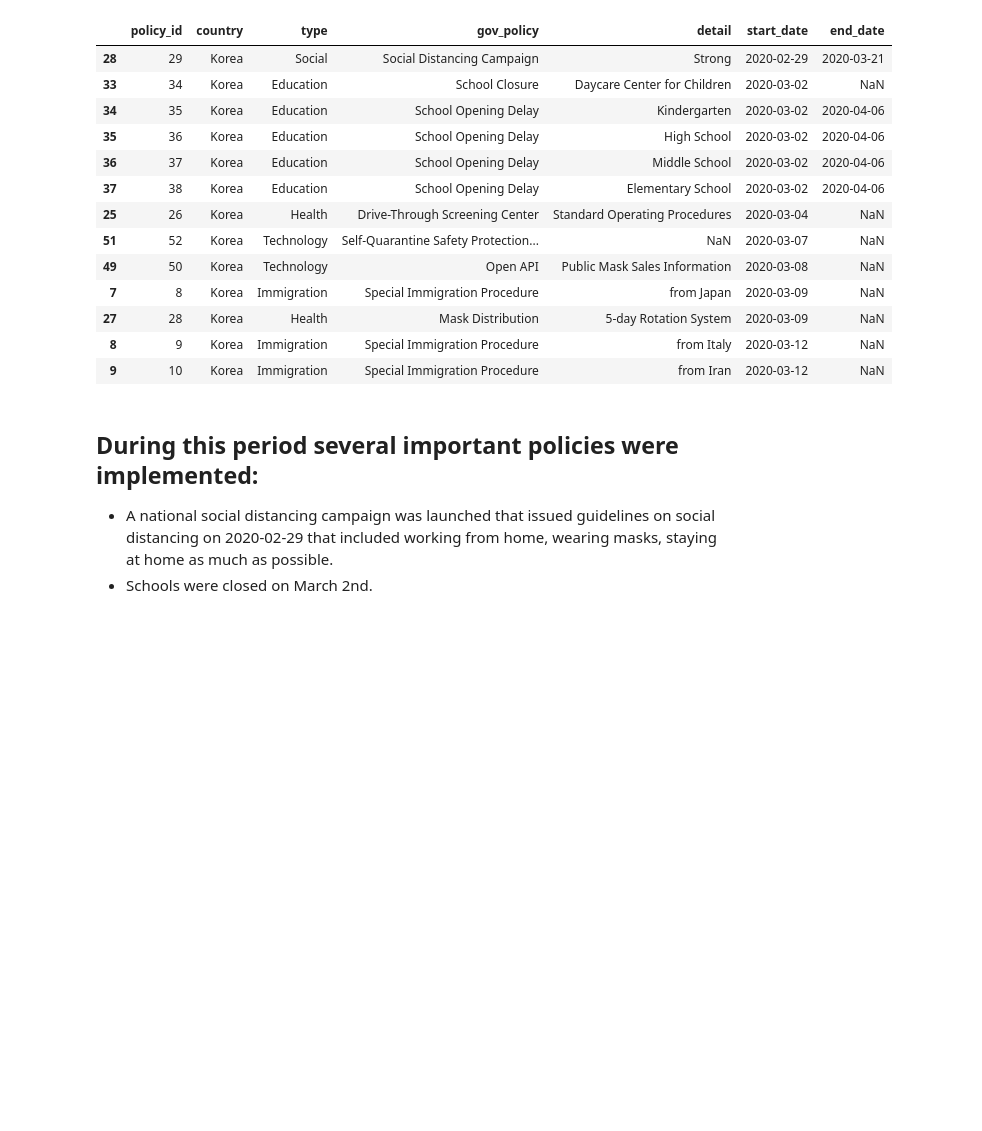
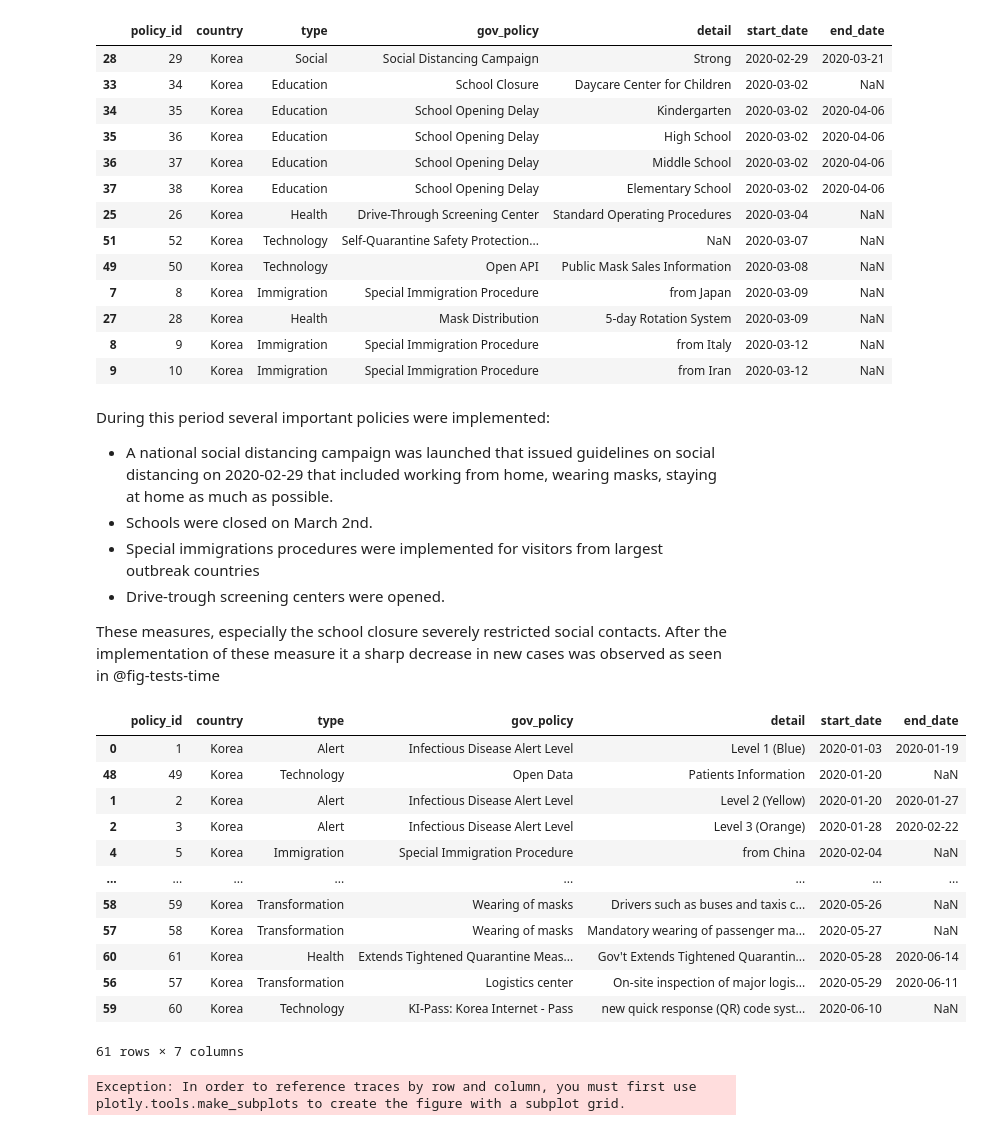
Before and after one commit to gediminas-skvarnavicius/s-korea-covid-19-analysis, a Jupyter notebook: analysis.ipynb, the cells around one changed output. Cells and saved outputs as stored; diff of their text form; code cells hidden in the pictures; blank space fills up the shorter version.

```diff
--- a/analysis.ipynb
+++ b/analysis.ipynb
@@ -303,7 +302,48 @@ data["Policy"].loc[
 | 9 | 10 | Korea | Immigration | Special Immigration Procedure | from Iran | 2020-03-12 | NaN |
 # %% [markdown]
 During this period several important policies were implemented:
--
+
 * A national social distancing campaign was launched that issued guidelines on social distancing on 2020-02-29 that included working from home, wearing masks, staying at home as much as possible.
 * Schools were closed on March 2nd.
+* Special immigrations procedures were implemented for visitors from largest outbreak countries
+* Drive-trough screening centers were opened.
+
+These measures, especially the school closure severely restricted social contacts.
+After the implementation of these measure it a sharp decrease in new cases was observed as seen in @fig-tests-time
+# %%
+data['Policy'].sort_values('start_date')
+# %% [output]
+|  | policy_id | country | type | gov_policy | detail | start_date | end_date |
+| 0 | 1 | Korea | Alert | Infectious Disease Alert Level | Level 1 (Blue) | 2020-01-03 | 2020-01-19 |
+| 48 | 49 | Korea | Technology | Open Data | Patients Information | 2020-01-20 | NaN |
+| 1 | 2 | Korea | Alert | Infectious Disease Alert Level | Level 2 (Yellow) | 2020-01-20 | 2020-01-27 |
+| 2 | 3 | Korea | Alert | Infectious Disease Alert Level | Level 3 (Orange) | 2020-01-28 | 2020-02-22 |
+| 4 | 5 | Korea | Immigration | Special Immigration Procedure | from China | 2020-02-04 | NaN |
+| ... | ... | ... | ... | ... | ... | ... | ... |
+| 58 | 59 | Korea | Transformation | Wearing of masks | Drivers such as buses and taxis c... | 2020-05-26 | NaN |
+| 57 | 58 | Korea | Transformation | Wearing of masks | Mandatory wearing of passenger ma... | 2020-05-27 | NaN |
+| 60 | 61 | Korea | Health | Extends Tightened Quarantine Meas... | Gov't Extends Tightened Quarantin... | 2020-05-28 | 2020-06-14 |
+| 56 | 57 | Korea | Transformation | Logistics center | On-site inspection of major logis... | 2020-05-29 | 2020-06-11 |
+| 59 | 60 | Korea | Technology | KI-Pass: Korea Internet - Pass | new quick response (QR) code syst... | 2020-06-10 | NaN |
+61 rows × 7 columns
+# %%
+# Create a main plot
+fig = go.Figure()
+fig.add_trace(go.Scatter(x=[1, 2, 3], y=[4, 5, 6]))
+
+# Create a subplot that shares the x-axis with the main plot
+fig.add_trace(go.Scatter(x=[1, 2, 3], y=[7, 8, 9]), row=2, col=1)
+fig.update_yaxes(title_text="Subplot Y-Axis", row=2, col=1)
+fig.update_layout(height=600, width=800, title_text="Main Plot Title")
+
+# Share the x-axis between the main plot and the subplot
+fig.update_layout(xaxis=dict(domain=[0, 1], tickmode='linear'))
+fig.update_layout(xaxis2=dict(domain=[0, 1], tickmode='linear'))
+fig.update_layout(yaxis=dict(domain=[0.3, 1]))
+fig.update_layout(yaxis2=dict(domain=[0, 0.2]))
+fig.update_layout(xaxis2={'anchor': 'y2'})
+
+fig.show()
+# %% [output]
+Exception: In order to reference traces by row and column, you must first use plotly.tools.make_subplots to create the figure with a subplot grid.
 # %%
```
Also changed, not shown: parts of 23 cells of this notebook, 3 other files.
